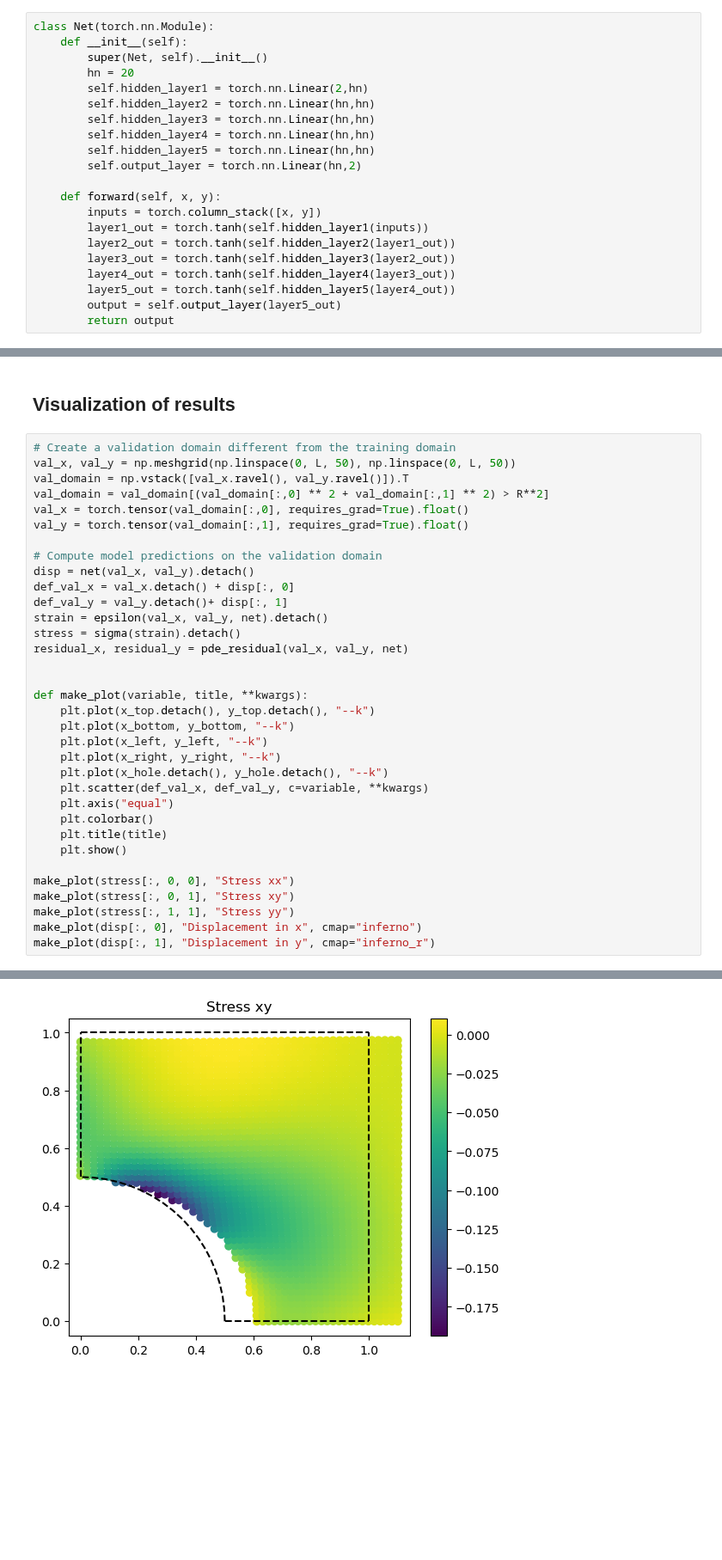
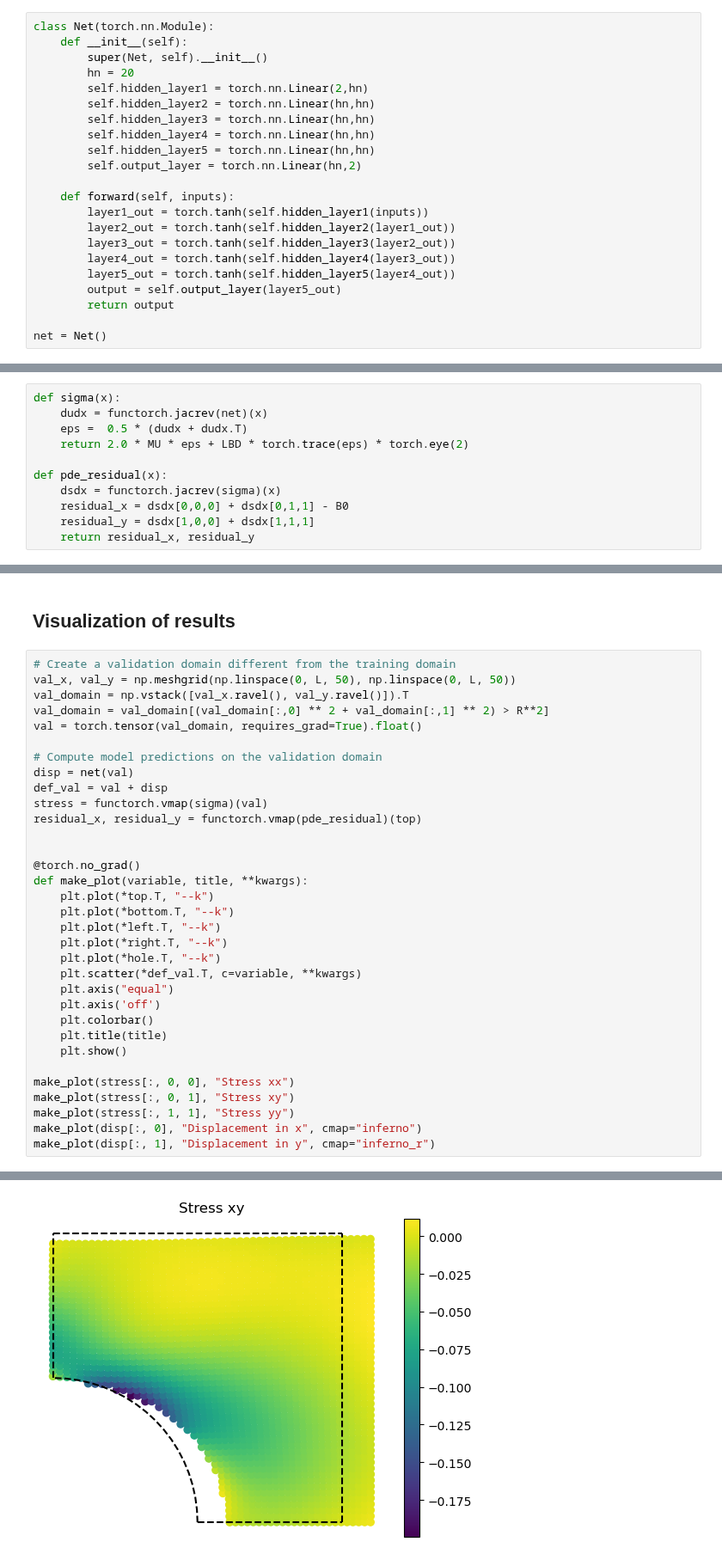
Before and after one commit to meyer-nils/numerical_examples, a Jupyter notebook: plate_hole_2d/torch.ipynb, the cells around one changed output, grey strips where cells are left out. Shown at 86% size. Drawn from its saved outputs; the diff is of its cells as text; blank space fills up the shorter version.

Commit message:
Simplify torch implementation for plate.

```diff
--- a/plate_hole_2d/torch.ipynb
+++ b/plate_hole_2d/torch.ipynb
@@ -67,8 +74,7 @@ class Net(torch.nn.Module):
         self.hidden_layer5 = torch.nn.Linear(hn,hn)
         self.output_layer = torch.nn.Linear(hn,2)
 
-    def forward(self, x, y):
-        inputs = torch.column_stack([x, y])
+    def forward(self, inputs):
         layer1_out = torch.tanh(self.hidden_layer1(inputs))
         layer2_out = torch.tanh(self.hidden_layer2(layer1_out))
         layer3_out = torch.tanh(self.hidden_layer3(layer2_out))
@@ -76,3 +82,5 @@ class Net(torch.nn.Module):
         layer5_out = torch.tanh(self.hidden_layer5(layer4_out))
         output = self.output_layer(layer5_out)
         return output
+
+net = Net()
@@ -121,3 +97,14 @@ def pde_residual(x, y, net):
+# %%
+def sigma(x):
+    dudx = functorch.jacrev(net)(x)
+    eps =  0.5 * (dudx + dudx.T)
+    return 2.0 * MU * eps + LBD * torch.trace(eps) * torch.eye(2)
+
+def pde_residual(x):
+    dsdx = functorch.jacrev(sigma)(x)
+    residual_x = dsdx[0,0,0] + dsdx[0,1,1] - B0
+    residual_y = dsdx[1,0,0] + dsdx[1,1,1]
+    return residual_x, residual_y
 # %% [markdown]
 ## The loss function
 # %%
@@ -197,26 +211,25 @@ plt.show()
 val_x, val_y = np.meshgrid(np.linspace(0, L, 50), np.linspace(0, L, 50))
 val_domain = np.vstack([val_x.ravel(), val_y.ravel()]).T
 val_domain = val_domain[(val_domain[:,0] ** 2 + val_domain[:,1] ** 2) > R**2]
-val_x = torch.tensor(val_domain[:,0], requires_grad=True).float()
-val_y = torch.tensor(val_domain[:,1], requires_grad=True).float()
+val = torch.tensor(val_domain, requires_grad=True).float()
 
 # Compute model predictions on the validation domain
-disp = net(val_x, val_y).detach()
-def_val_x = val_x.detach() + disp[:, 0]
-def_val_y = val_y.detach()+ disp[:, 1]
-strain = epsilon(val_x, val_y, net).detach()
-stress = sigma(strain).detach()
-residual_x, residual_y = pde_residual(val_x, val_y, net)
+disp = net(val)
+def_val = val + disp
+stress = functorch.vmap(sigma)(val)
+residual_x, residual_y = functorch.vmap(pde_residual)(top)
 
 
+@torch.no_grad()
 def make_plot(variable, title, **kwargs):
-    plt.plot(x_top.detach(), y_top.detach(), "--k")
-    plt.plot(x_bottom, y_bottom, "--k")
-    plt.plot(x_left, y_left, "--k")
-    plt.plot(x_right, y_right, "--k")
-    plt.plot(x_hole.detach(), y_hole.detach(), "--k")
-    plt.scatter(def_val_x, def_val_y, c=variable, **kwargs)
+    plt.plot(*top.T, "--k")
+    plt.plot(*bottom.T, "--k")
+    plt.plot(*left.T, "--k")
+    plt.plot(*right.T, "--k")
+    plt.plot(*hole.T, "--k")
+    plt.scatter(*def_val.T, c=variable, **kwargs)
     plt.axis("equal")
+    plt.axis('off')
     plt.colorbar()
     plt.title(title)
     plt.show()
@@ -231 +244 @@ make_plot(disp[:, 1], "Displacement in y", cmap="inferno_r")
-[figure, old version]
+[figure, new version]
```
Also changed, not shown: parts of 7 cells of this notebook.
